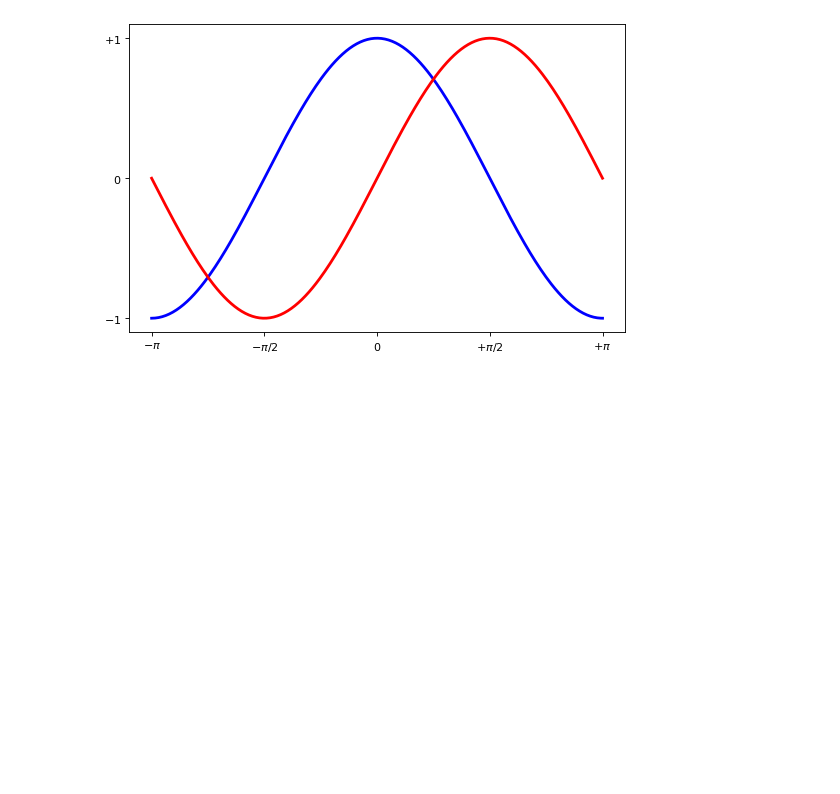
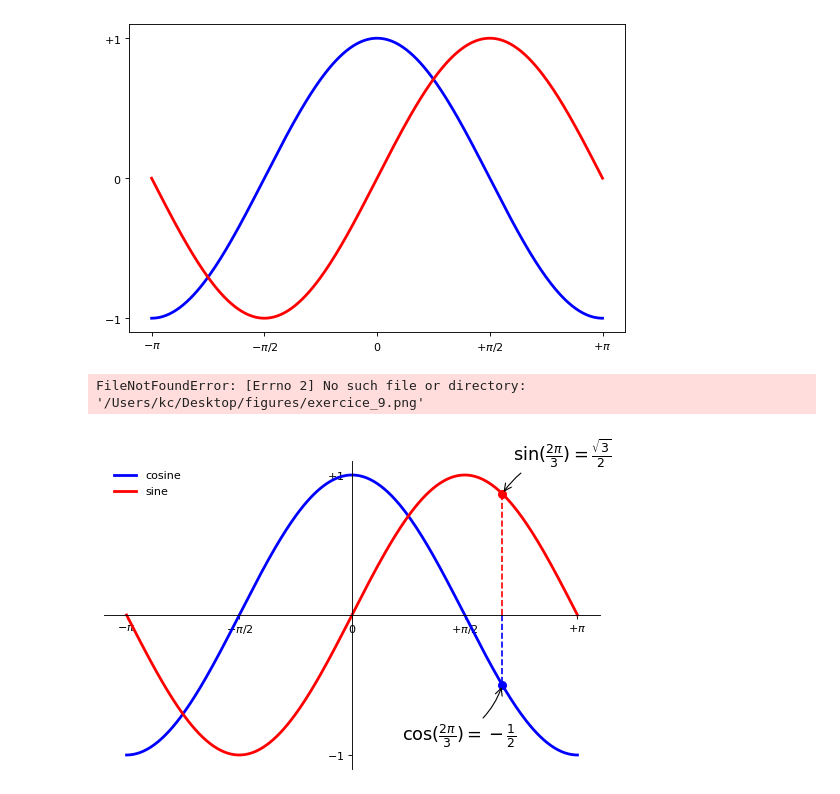
Before and after one commit to DannyCui-2016/Machine-Learning-Approach-Session, a Jupyter notebook: Matplotlib.ipynb, the cells around one changed output. Cells and saved outputs as stored; diff of their text form; code cells hidden in the pictures; blank space fills up the shorter version.

Commit message:
Annotate some points

```diff
--- a/Matplotlib.ipynb
+++ b/Matplotlib.ipynb
@@ -57,3 +57,53 @@ plt.yticks([-1, 0, +1],
 plt.show()
 # %% [output]
 [figure]
+# %%
+import numpy as np
+import matplotlib.pyplot as plt
+
+plt.figure(figsize=(8,5), dpi=80)
+ax = plt.subplot(111)
+ax.spines['right'].set_color('none')
+ax.spines['top'].set_color('none')
+ax.xaxis.set_ticks_position('bottom')
+ax.spines['bottom'].set_position(('data',0))
+ax.yaxis.set_ticks_position('left')
+ax.spines['left'].set_position(('data',0))
+
+X = np.linspace(-np.pi, np.pi, 256,endpoint=True)
+C,S = np.cos(X), np.sin(X)
+
+plt.plot(X, C, color="blue", linewidth=2.5, linestyle="-", label="cosine")
+plt.plot(X, S, color="red", linewidth=2.5, linestyle="-",  label="sine")
+
+plt.xlim(X.min()*1.1, X.max()*1.1)
+plt.xticks([-np.pi, -np.pi/2, 0, np.pi/2, np.pi],
+           [r'$-\pi$', r'$-\pi/2$', r'$0$', r'$+\pi/2$', r'$+\pi$'])
+
+plt.ylim(C.min()*1.1,C.max()*1.1)
+plt.yticks([-1, +1],
+           [r'$-1$', r'$+1$'])
+
+t = 2*np.pi/3
+plt.plot([t,t],[0,np.cos(t)],
+         color ='blue',  linewidth=1.5, linestyle="--")
+plt.scatter([t,],[np.cos(t),], 50, color ='blue')
+plt.annotate(r'$\cos(\frac{2\pi}{3})=-\frac{1}{2}$',
+             xy=(t, np.cos(t)),  xycoords='data',
+             xytext=(-90, -50), textcoords='offset points', fontsize=16,
+             arrowprops=dict(arrowstyle="->", connectionstyle="arc3,rad=.2"))
+
+plt.plot([t,t],[0,np.sin(t)],
+         color ='red',  linewidth=1.5, linestyle="--")
+plt.scatter([t,],[np.sin(t),], 50, color ='red')
+plt.annotate(r'$\sin(\frac{2\pi}{3})=\frac{\sqrt{3}}{2}$',
+             xy=(t, np.sin(t)),  xycoords='data',
+             xytext=(+10, +30), textcoords='offset points', fontsize=16,
+             arrowprops=dict(arrowstyle="->", connectionstyle="arc3,rad=.2"))
+
+plt.legend(loc='upper left', frameon=False)
+plt.savefig("../Machine-Learning-Approach-Session/figures/exercice_9.png",dpi=72)
+plt.show()
+# %% [output]
+FileNotFoundError: [Errno 2] No such file or directory: '/Users/kc/Desktop/figures/exercice_9.png'
+[figure, added]
```
Also changed, not shown: 2 other files.
